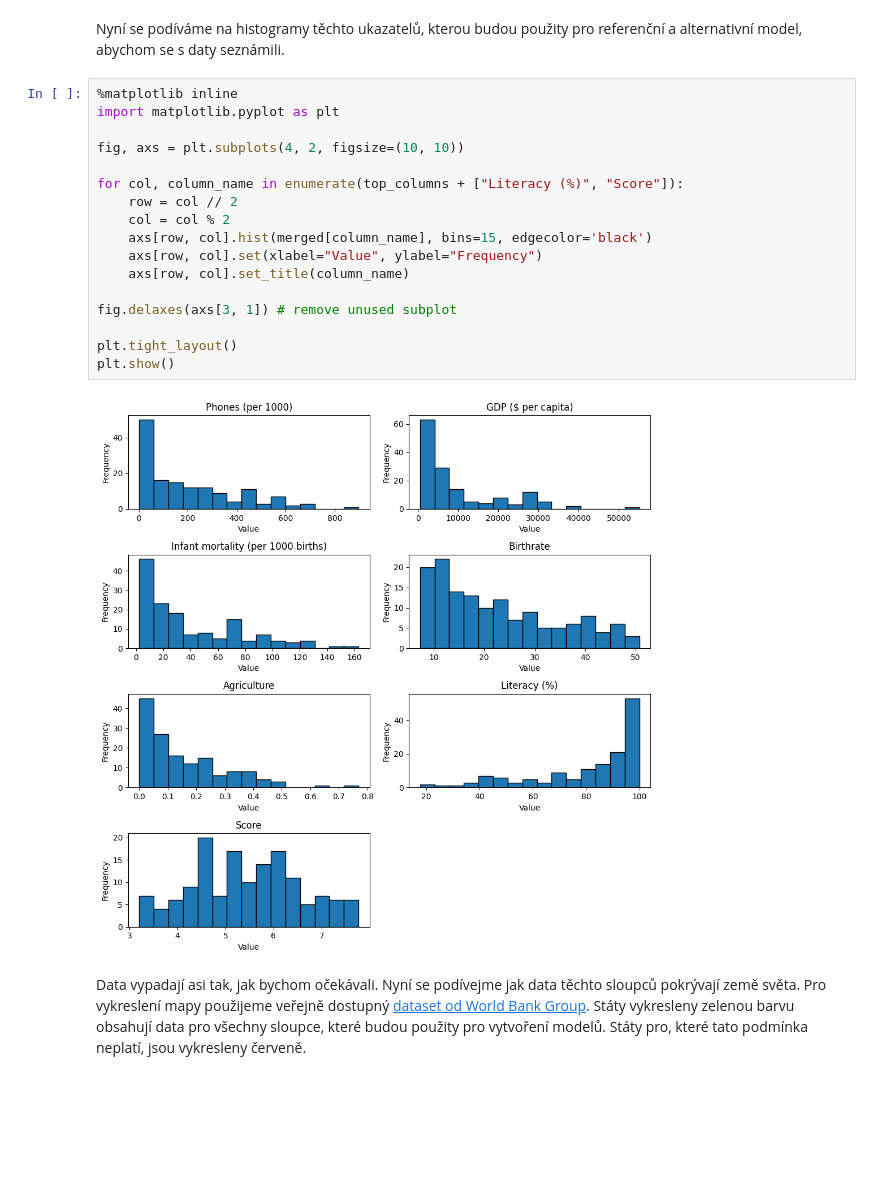
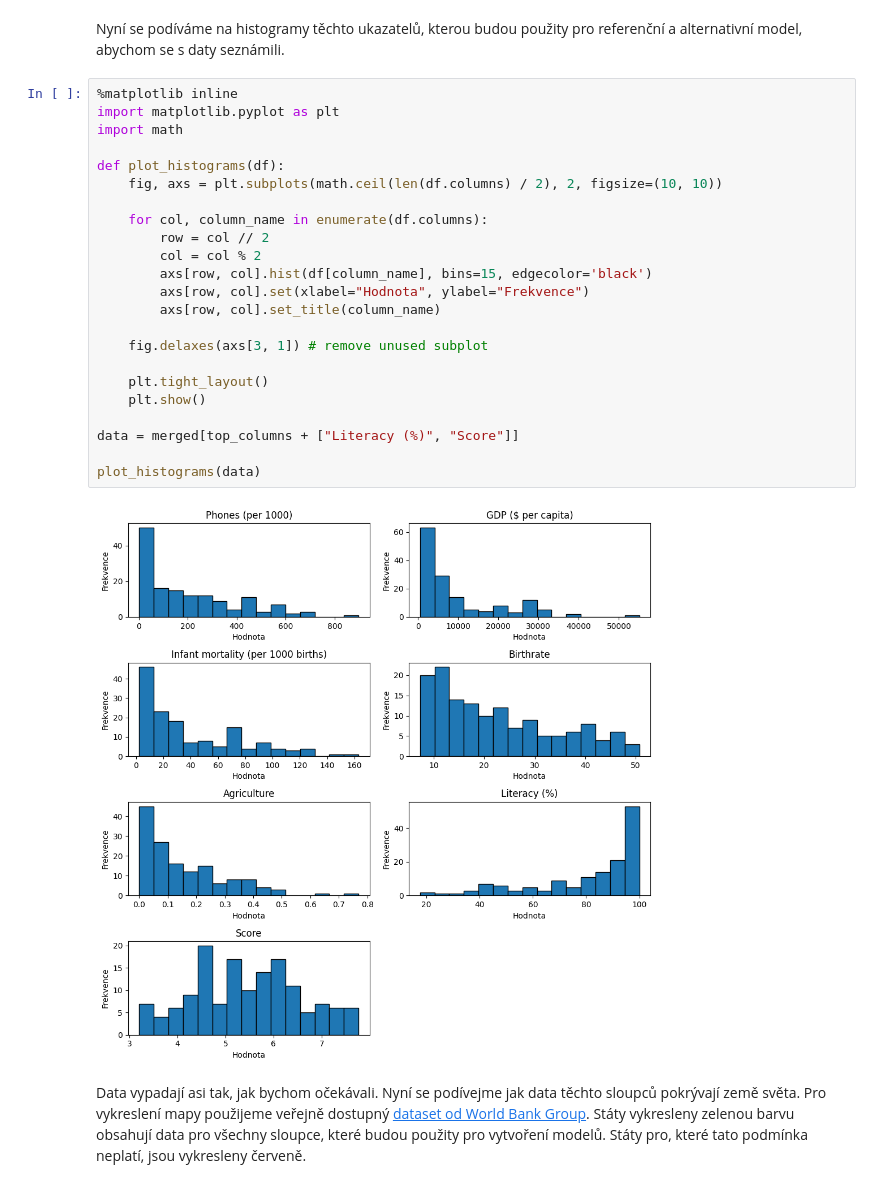
Before and after one commit to PatrikTrefil/NDBI048-data-science-project, a Jupyter notebook: main.ipynb, the cells around one changed output. Saved outputs shown, nothing was run; the diff lists cells and outputs as text; blank space fills up the shorter version.

Commit message:
data transformations

```diff
--- a/main.ipynb
+++ b/main.ipynb
@@ -166,22 +166,28 @@ Nyní se podíváme na histogramy těchto ukazatelů, kterou budou použity pro
 # %%
 %matplotlib inline
 import matplotlib.pyplot as plt
+import math
 
-fig, axs = plt.subplots(4, 2, figsize=(10, 10))
+def plot_histograms(df):
+    fig, axs = plt.subplots(math.ceil(len(df.columns) / 2), 2, figsize=(10, 10))
 
-for col, column_name in enumerate(top_columns + ["Literacy (%)", "Score"]):
-    row = col // 2
-    col = col % 2
-    axs[row, col].hist(merged[column_name], bins=15, edgecolor='black')
-    axs[row, col].set(xlabel="Value", ylabel="Frequency")
-    axs[row, col].set_title(column_name)
+    for col, column_name in enumerate(df.columns):
+        row = col // 2
+        col = col % 2
+        axs[row, col].hist(df[column_name], bins=15, edgecolor='black')
+        axs[row, col].set(xlabel="Hodnota", ylabel="Frekvence")
+        axs[row, col].set_title(column_name)
 
-fig.delaxes(axs[3, 1]) # remove unused subplot
+    fig.delaxes(axs[3, 1]) # remove unused subplot
 
-plt.tight_layout()
-plt.show()
+    plt.tight_layout()
+    plt.show()
+
+data = merged[top_columns + ["Literacy (%)", "Score"]]
+
+plot_histograms(data)
 # %% [output]
-[figure, old version]
+[figure, new version]
 # %% [markdown]
 Data vypadají asi tak, jak bychom očekávali. Nyní se podívejme jak data těchto sloupců pokrývají země světa. Pro vykreslení mapy použijeme veřejně dostupný [dataset od World Bank Group](https://datacatalog.worldbank.org/search/dataset/0038272/World-Bank-Official-Boundaries). Státy vykresleny zelenou barvu obsahují data pro všechny sloupce, které budou použity pro vytvoření modelů. Státy pro, které tato podmínka neplatí, jsou vykresleny červeně.
 # %%
```
Also changed, not shown: parts of 11 cells of this notebook, 1 other file.
